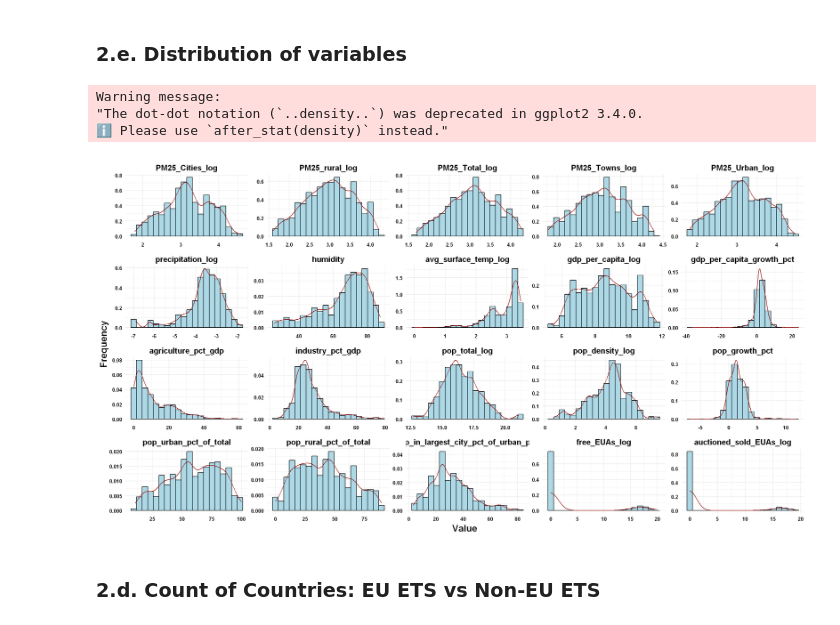
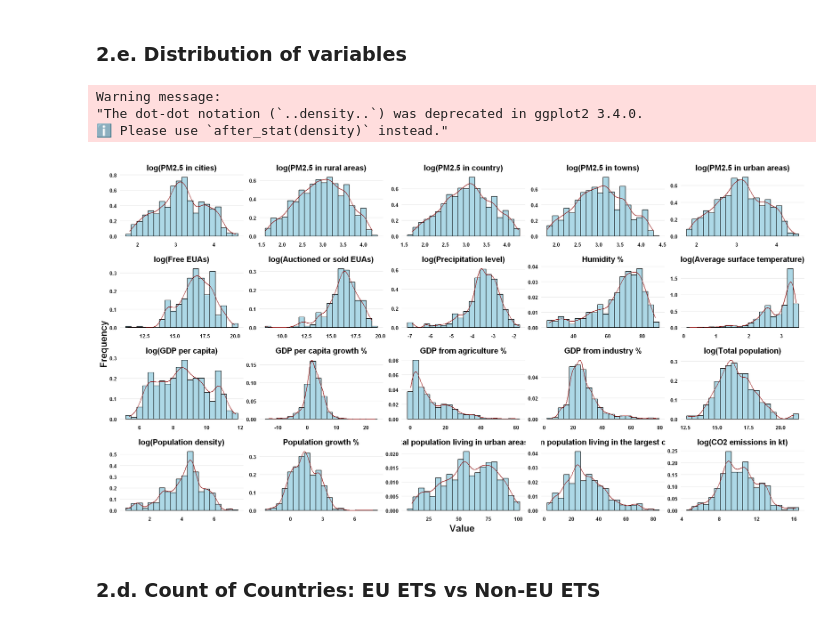
Before and after one commit to huseyinpolat-ds/UW_WNE_DSBA_Master_Thesis_437969, a Jupyter notebook: Thesis_EDA.ipynb, the cells around one changed output. Saved outputs shown, nothing was run; the diff lists cells and outputs as text; code cells hidden in the pictures.

```diff
--- a/Thesis_EDA.ipynb
+++ b/Thesis_EDA.ipynb
@@ -220,8 +244,11 @@ weather_joined_mapped <- weather_joined %>%
   mutate(country = if_else(country_code %in% names(country_remap),
                            country_remap[country_code],
                            country))
+
+outlier_countries <- weather_joined_mapped %>% filter(avg_surface_temp < -1) %>% select (country) %>% unique()
+weather_joined_filtered <- weather_joined_mapped %>% filter(!country %in% outlier_countries$country)
 # Sort dataset
-weather_final <- weather_joined_mapped %>% arrange(country, year)
+weather_final <- weather_joined_filtered %>% filter(year >= 1995 & year <= 2019) %>% arrange(country, year)
 # Check dataset
 print(dim(weather_final))
 head(weather_final)
@@ -301,7 +328,7 @@ eu_ets_final <- eu_ets_wide %>%
     auctioned_sold_EUAs = sum(auctioned_sold_EUAs)
   )
 # Sort dataset by country and year
-eu_ets_final <- eu_ets_final %>% arrange(country, year)
+eu_ets_final <- eu_ets_final %>% filter(year <= 2019) %>% arrange(country, year)
 # Check dataset
 print(dim(eu_ets_final))
 head(eu_ets_final)
@@ -500,2 +598,9 @@ A data.frame: 21 × 8
 # %% [markdown]
 ### 2.b. Data cleaning
+# %%
+# 0 precipitation seems like a data quality issue, therefore dropping respective row.
+# Only for 2010, Bahrain. Not mentioned in thesis document since this is not an EU ETS country.
+all_indicators_filtered <- all_indicators %>% filter (precipitation > 0)
+
+# Drop EU ETS country Liechtenstein as the target variable is missing and no need to bother with data imputation
+all_indicators_filtered <- all_indicators_filtered %>% filter(country != "Liechtenstein")
@@ -707,44 +1000,65 @@ A data.frame: 23 × 8
 ### 2.e. Distribution of variables
 # %%
 # Define column order of dataset
-column_order <- c('PM25_Cities_log', 'PM25_rural_log', 'PM25_Total_log', 'PM25_Towns_log', 'PM25_Urban_log',
-'precipitation_log', 'humidity', 'avg_surface_temp_log',
-'gdp_per_capita_log', 'gdp_per_capita_growth_pct', 'recession_binary', 'agriculture_pct_gdp', 'industry_pct_gdp',
-'pop_total_log', 'pop_density_log', 'pop_growth_pct', 'pop_urban_pct_of_total', 'pop_rural_pct_of_total', 'pop_in_largest_city_pct_of_urban_pop',
-'is_eu_ets', 'free_EUAs_log', 'auctioned_sold_EUAs_log')
+column_order <- c(
+    'PM25_Cities_log', 'PM25_rural_log', 'PM25_Total_log', 'PM25_Towns_log', 'PM25_Urban_log',
+    'is_eu_ets', 'free_EUAs_log', 'auctioned_sold_EUAs_log', "co2_em_kt",
+    'precipitation_log', 'humidity', 'avg_surface_temp_log',
+    'gdp_per_capita_log', 'gdp_per_capita_growth_pct', 'agriculture_pct_gdp', 'industry_pct_gdp',
+    'pop_total_log', 'pop_density_log', 'pop_growth_pct', 'pop_urban_pct_of_total', 'pop_in_largest_city_pct_of_urban_pop'
+    , "co2_em_kt_log"
+)
+
+column_order_long <- unname(unlist(column_mapping[match(column_order, names(column_mapping))]))
+
 # Apply column order
-all_indicators_final <- all_indicators_final %>% select(all_of(c("country", "year", "country_code", column_order)))
+all_indicators_final <- all_indicators_final %>% select(all_of(c("country", "year", column_order)))
+
+# Generate a dataframe for plot only
+all_indicators_final_plot <- all_indicators_final %>% mutate(
+    free_EUAs_log = ifelse(free_EUAs_log == 0, NA, free_EUAs_log),
+    auctioned_sold_EUAs_log = ifelse(auctioned_sold_EUAs_log == 0, NA, auctioned_sold_EUAs_log)) %>%
+    select (-co2_em_kt) %>%
+    filter(year >= 2010)
+
 # Create a dummy variable for pivot_longer()
-all_indicators_final$dummyvar <- "dummyvar"
+all_indicators_final_plot$dummyvar <- "dummyvar"
 # Reshape the dataframe to long format
-selected_variables_long <- pivot_longer(all_indicators_final[,setdiff(colnames(all_indicators_final), c("year", "country", "country_code", "recession_binary", "is_eu_ets"))], -dummyvar)
+selected_variables_long <- pivot_longer(all_indicators_final_plot[,setdiff(colnames(all_indicators_final_plot), c("year", "country", "is_eu_ets"))], -dummyvar)
 # Drop created dummy variable
-all_indicators_final$dummyvar <- NULL
+all_indicators_final_plot$dummyvar <- NULL
 # Convert 'name' to factor with levels based on original dataset order
 # This will help us to generate the plot of columns in defined order
-selected_variables_long$name <- factor(selected_variables_long$name, levels = names(all_indicators_final)[!names(all_indicators_final) %in% c("year", "country", "country_code", "recession_binary", "is_eu_ets")])
+selected_variables_long$name <- factor(selected_variables_long$name, levels = names(all_indicators_final_plot)[!names(all_indicators_final_plot) %in% c("year", "country")])
+selected_variables_long$variable_long <- unname(unlist(column_mapping[match(selected_variables_long$name, names(column_mapping))]))
+selected_variables_long$variable_long <- factor(selected_variables_long$variable_long, levels = column_order_long[!column_order_long %in% c("year", "country")])
+
+
 # Create the plot with KDE
 plot_vars <- ggplot(selected_variables_long, aes(x = value, y = ..density..)) +
   geom_histogram(bins = 20, fill = "lightblue", color = "black", na.rm = TRUE) +
   geom_density(color = "darkred", adjust = 1, na.rm = TRUE) +  # Adjust the bandwidth
-  facet_wrap(~name, scales = "free") +
+  facet_wrap(~variable_long, scales = "free") +
   labs(x = "Value",
        y = "Frequency")+
   theme_minimal() +
   theme(axis.text.x = element_text(size = 8, color = "black", face = "bold"),
         axis.text.y = element_text(size = 8, color = "black", face = "bold"),
         axis.title = element_text(size = 14, color = "black", face = "bold"),
-        strip.text = element_text(size = 12, color = "black", face = "bold"))
+        strip.text = element_text(size = 12, color = "black", face = "bold"),
+        panel.grid.major.x = element_line(color = "transparent"),  # Remove x-axis gridlines
+        panel.grid.minor.x = element_line(color = "transparent"),  # Remove minor x-axis gridlines
+        panel.grid.minor.y = element_line(color = "transparent"))
 
 plot(plot_vars)
 
 # Save the plot with adjusted width
 ggsave("images/EDA_distribution_plot.jpg", plot_vars, width = 20, height = 12, create.dir = TRUE)
 # %% [output]
 Warning message:
 "The dot-dot notation (`..density..`) was deprecated in ggplot2 3.4.0.
 ℹ Please use `after_stat(density)` instead."
-[figure, old version]
+[figure, new version]
 # %% [markdown]
 ### 2.d. Count of Countries: EU ETS vs Non-EU ETS
 # %%
```
Also changed, not shown: parts of 60 cells of this notebook.
